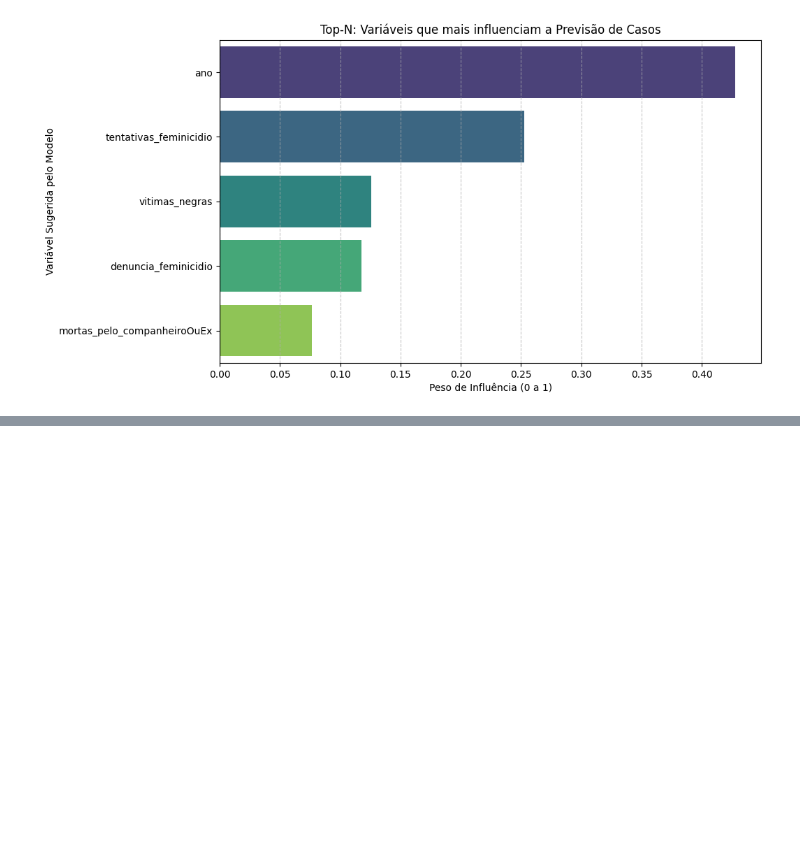
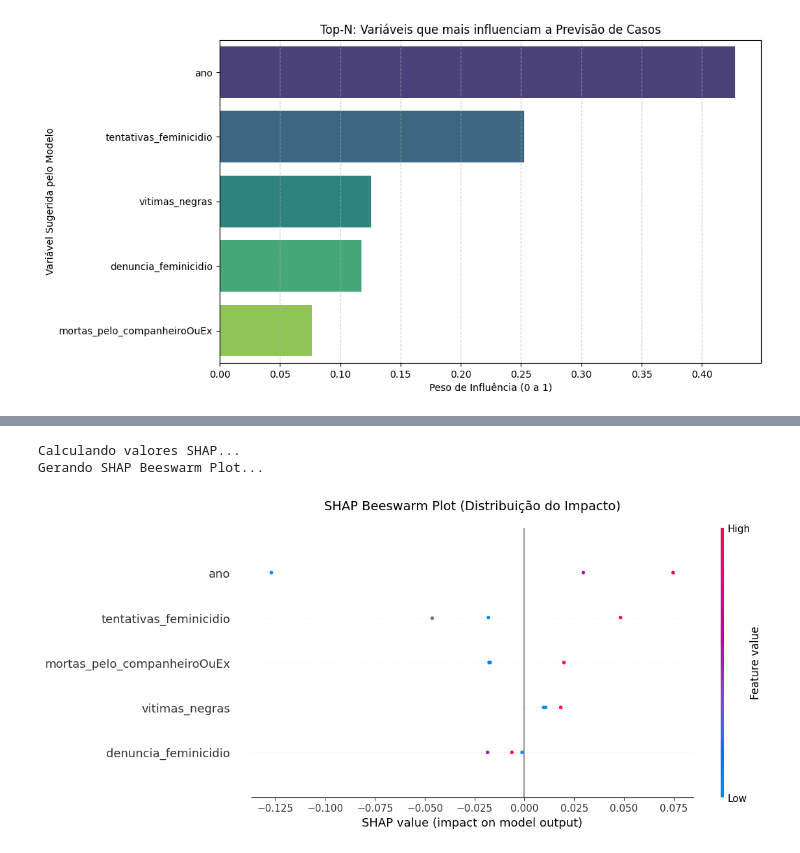
Before and after one commit to Henryttwoshoes/trabalho-ML-HJV, a Jupyter notebook: Versão atual do trabalho.ipynb, the cells around one changed output, grey strips where cells are left out. Saved outputs shown, nothing was run; the diff lists cells and outputs as text; code cells hidden in the pictures; blank space fills up the shorter version.

```diff
--- a/Minha_parte_trabalho_ML.ipynb
+++ b/Versão atual do trabalho.ipynb
@@ -1034,0 +1072,26 @@ plt.show()
+# %%
+from sklearn.inspection import PartialDependenceDisplay
+import shap
+import matplotlib.pyplot as plt
+
+# 5.2 SHAP Summary Plot (Beeswarm)
+print("Calculando valores SHAP...")
+explainer = shap.TreeExplainer(modelo_otimizado)
+shap_values = explainer.shap_values(X_test)
+
+# SHAP Beeswarm Plot - Agora com plot_size para garantir o redimensionamento
+print("Gerando SHAP Beeswarm Plot...")
+shap.summary_plot(
+    shap_values,
+    X_test,
+    plot_type="dot",
+    show=False,
+    plot_size=(12, 5) # Define largura e altura explicitamente para o SHAP
+)
+
+plt.title('SHAP Beeswarm Plot (Distribuição do Impacto)', fontsize=14, pad=20)
+plt.show()
+# %% [output]
+Calculando valores SHAP...
+Gerando SHAP Beeswarm Plot...
+[figure, added]
```
Also changed, not shown: parts of 5 cells of this notebook, 1 other file.
